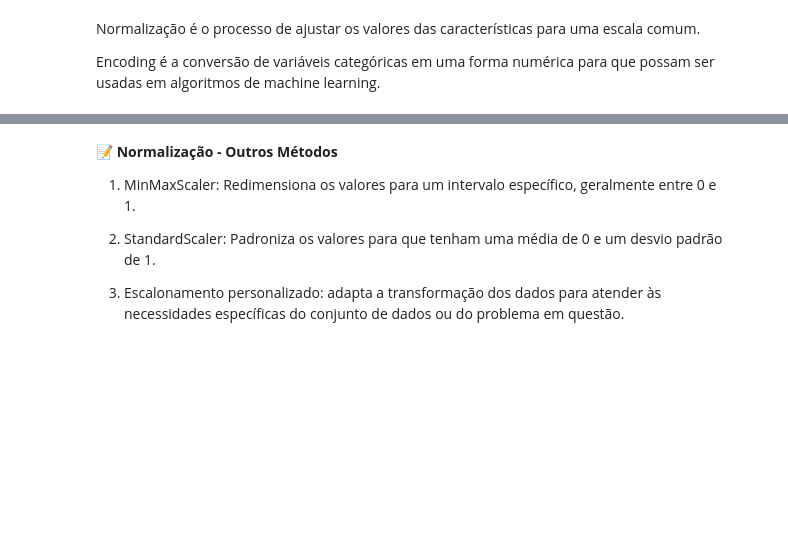
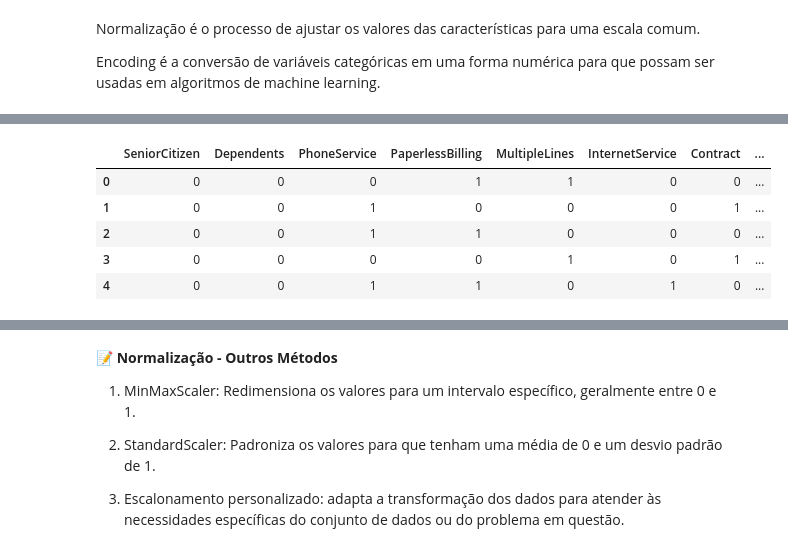
Before and after one commit to daianeklein/dnc, a Jupyter notebook: Telemarketing_churn.ipynb, the cells around one changed output, grey strips where cells are left out. Cells and saved outputs as stored; diff of their text form; code cells hidden in the pictures; blank space fills up the shorter version.

```diff
--- a/Telemarketing_churn.ipynb
+++ b/Telemarketing_churn.ipynb
@@ -345,3 +408,7 @@ df[df['servico_incluido'] == 0][cols].head()
 | 2 | Yes | Yes | No | No | No | No |
 | 3 | Yes | No | Yes | Yes | No | No |
 | 4 | No | No | No | No | No | No |
+# %%
+#removendo cols
+df = df.drop(columns=cols)
+df.columns
@@ -348,3 +421,9 @@ df[df['servico_incluido'] == 0][cols].head()
+# %%
+#selecionando colunas
+df = df[['customerID', 'SeniorCitizen', 'Dependents',
+       'tenure', 'PhoneService', 'MultipleLines', 'InternetService',
+       'Contract', 'PaperlessBilling', 'PaymentMethod', 'MonthlyCharges',
+       'TotalCharges', 'Churn', 'servico_incluido']]
 # %% [markdown]
 **📝 Feature Selection - Outros Métodos**
 
@@ -363,0 +458,6 @@ Encoding é a conversão de variáveis categóricas em uma forma numérica para
+# %%
+rs = RobustScaler()
+
+df['tenure'] = rs.fit_transform(df[['tenure']].values)
+df['MonthlyCharges'] = rs.fit_transform(df[['MonthlyCharges']].values)
+df['TotalCharges'] = rs.fit_transform(df[['TotalCharges']].values)
@@ -363,0 +477,15 @@ Encoding é a conversão de variáveis categóricas em uma forma numérica para
+# %%
+#variaveis categorias
+label_encoder = LabelEncoder()
+
+for column in ['SeniorCitizen', 'Dependents', 'PhoneService', 'PaperlessBilling', 'MultipleLines', 'InternetService', 'Contract', 'PaymentMethod']:
+    df[column] = label_encoder.fit_transform(df[column])
+# %%
+df[['SeniorCitizen', 'Dependents', 'PhoneService', 'PaperlessBilling', 'MultipleLines', 'InternetService', 'Contract', 'PaymentMethod']].head()
+# %% [output]
+|  | SeniorCitizen | Dependents | PhoneService | PaperlessBilling | MultipleLines | InternetService | Contract | ... |
+| 0 | 0 | 0 | 0 | 1 | 1 | 0 | 0 | ... |
+| 1 | 0 | 0 | 1 | 0 | 0 | 0 | 1 | ... |
+| 2 | 0 | 0 | 1 | 1 | 0 | 0 | 0 | ... |
+| 3 | 0 | 0 | 0 | 0 | 1 | 0 | 1 | ... |
+| 4 | 0 | 0 | 1 | 1 | 0 | 1 | 0 | ... |
```
Also changed, not shown: parts of 19 cells of this notebook.
